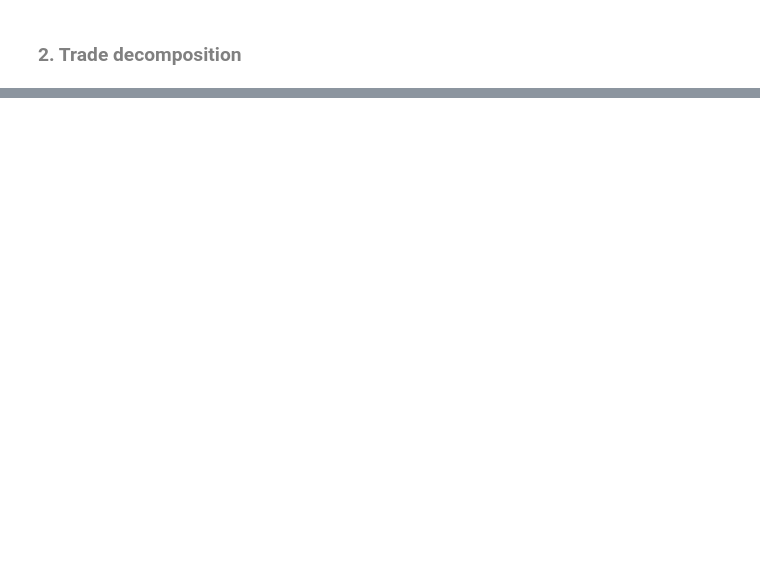
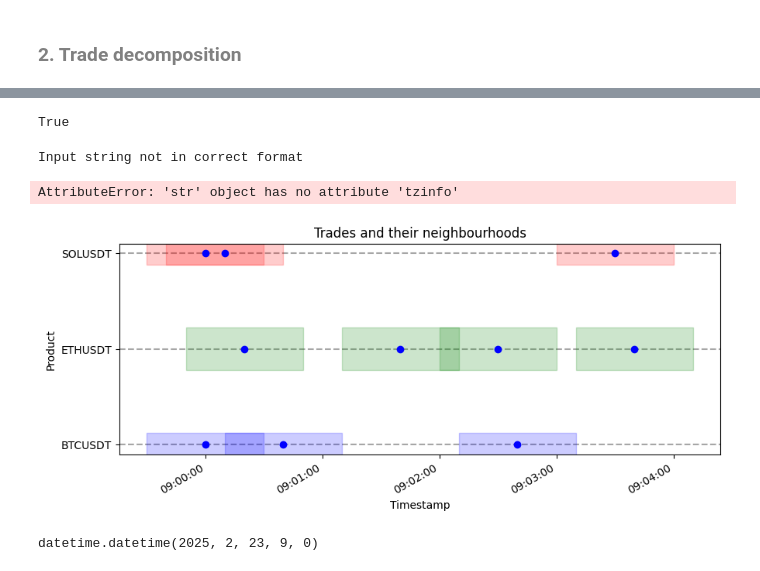
Before and after one commit to Tripudium/cooc, a Jupyter notebook: examples/intro.ipynb, the cells around one changed output, grey strips where cells are left out. Cells and saved outputs as stored; diff of their text form; code cells hidden in the pictures; blank space fills up the shorter version.

Commit message:
Added some plotting functionality and classification

```diff
--- a/examples/intro.ipynb
+++ b/examples/intro.ipynb
@@ -63,0 +131,62 @@ tdf.collect().head()
+# %%
+isinstance(df["ts"].dtype, pl.Datetime)
+# %% [output]
+True
+# %%
+plot_trades(df, ['BTCUSDT', 'ETHUSDT', 'SOLUSDT'], '2025-02-23 09:00:00', 10, '30s')
+# %% [output]
+Input string not in correct format
+AttributeError: 'str' object has no attribute 'tzinfo'
+# %%
+product_to_y = {'BTCUSDT': 0, 'ETHUSDT': 1, 'SOLUSDT': 2}
+product_colors = {'BTCUSDT': 'blue', 'ETHUSDT': 'green', 'SOLUSDT': 'red'}
+
+df  = df.with_columns(
+    pl.col("product").replace(product_to_y).cast(pl.Float64).alias("y")
+)
+
+fig, ax = plt.subplots(figsize=(10, 4))
+ax.scatter(df['ts'], df['y'], color='blue', zorder=3)
+
+for y in product_to_y.values():
+    ax.axhline(y=y, color='grey', linestyle='--', alpha=0.7, zorder=1)
+ax.set_yticks(list(product_to_y.values()))
+ax.set_yticklabels(list(product_to_y.keys()))
+ax.xaxis.set_major_formatter(mdates.DateFormatter('%H:%M:%S'))
+fig.autofmt_xdate()
+
+for row in df.iter_rows(named=True):
+    ax.axvspan(
+        row['ts'] - timedelta(seconds=30),
+        row['ts'] + timedelta(seconds=30),
+        # Here we set the vertical extent so that the bar is drawn around the point.
+        # Since the y-axis is in data coordinates (0,1,2), we can use a small range,
+        # for example from y-0.1 to y+0.1.
+        ymin=(row['y'] / max(product_to_y.values()))-0.1,
+        ymax=(row['y'] / max(product_to_y.values()))+0.1,
+        #ymin=0,
+        #ymax=1,
+        color=product_colors[row['product']],
+        alpha=0.2,
+        zorder=2
+    )
+
+# Format the y-axis with product names instead of numbers.
+ax.set_yticks(list(product_to_y.values()))
+ax.set_yticklabels(list(product_to_y.keys()))
+
+# Format the x-axis for better date presentation.
+ax.xaxis.set_major_formatter(mdates.DateFormatter('%H:%M:%S'))
+fig.autofmt_xdate()
+
+ax.set_xlabel("Timestamp")
+ax.set_ylabel("Product")
+ax.set_title("Trades and their neighbourhoods")
+
+plt.show()
+# %% [output]
+[figure, added]
+# %%
+df['ts'][0]
+# %% [output]
+datetime.datetime(2025, 2, 23, 9, 0)
```
Also changed, not shown: parts of 11 cells of this notebook, 5 other files.
